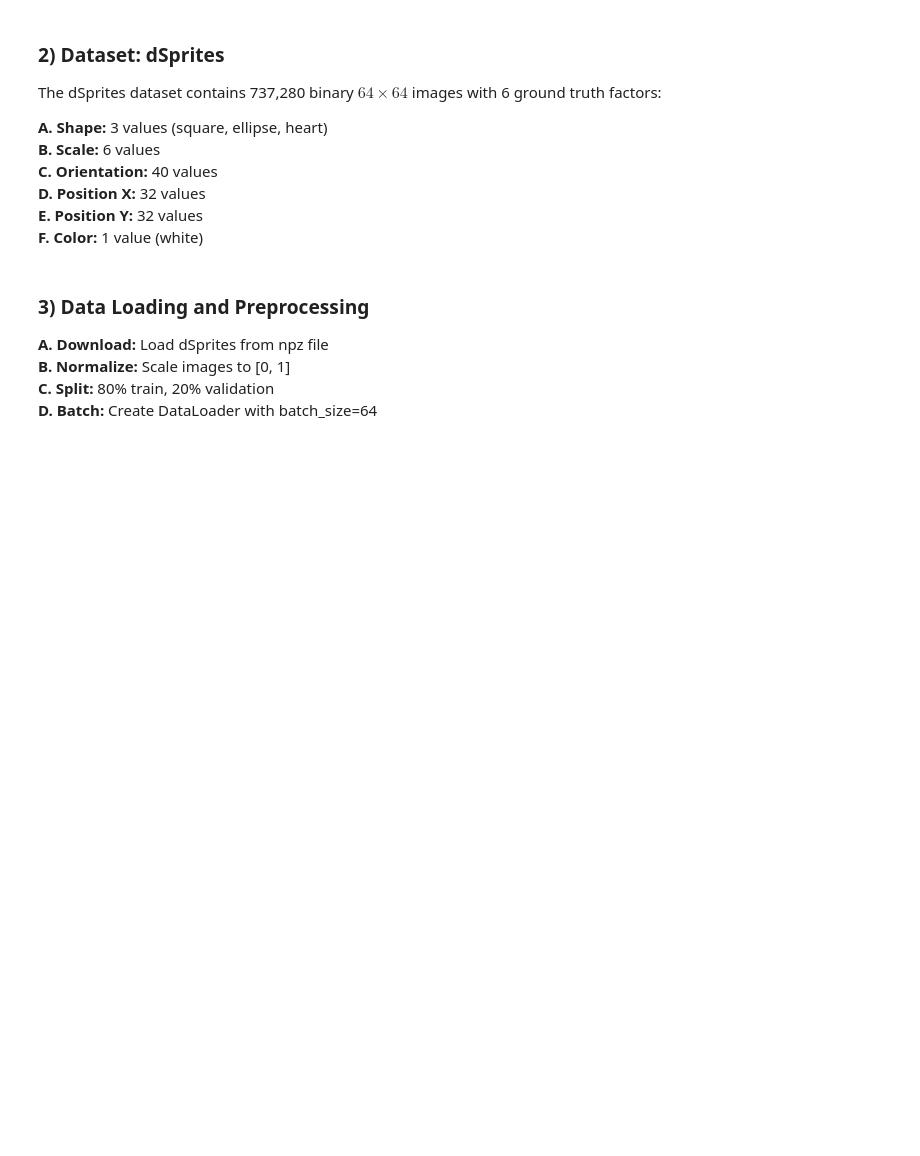
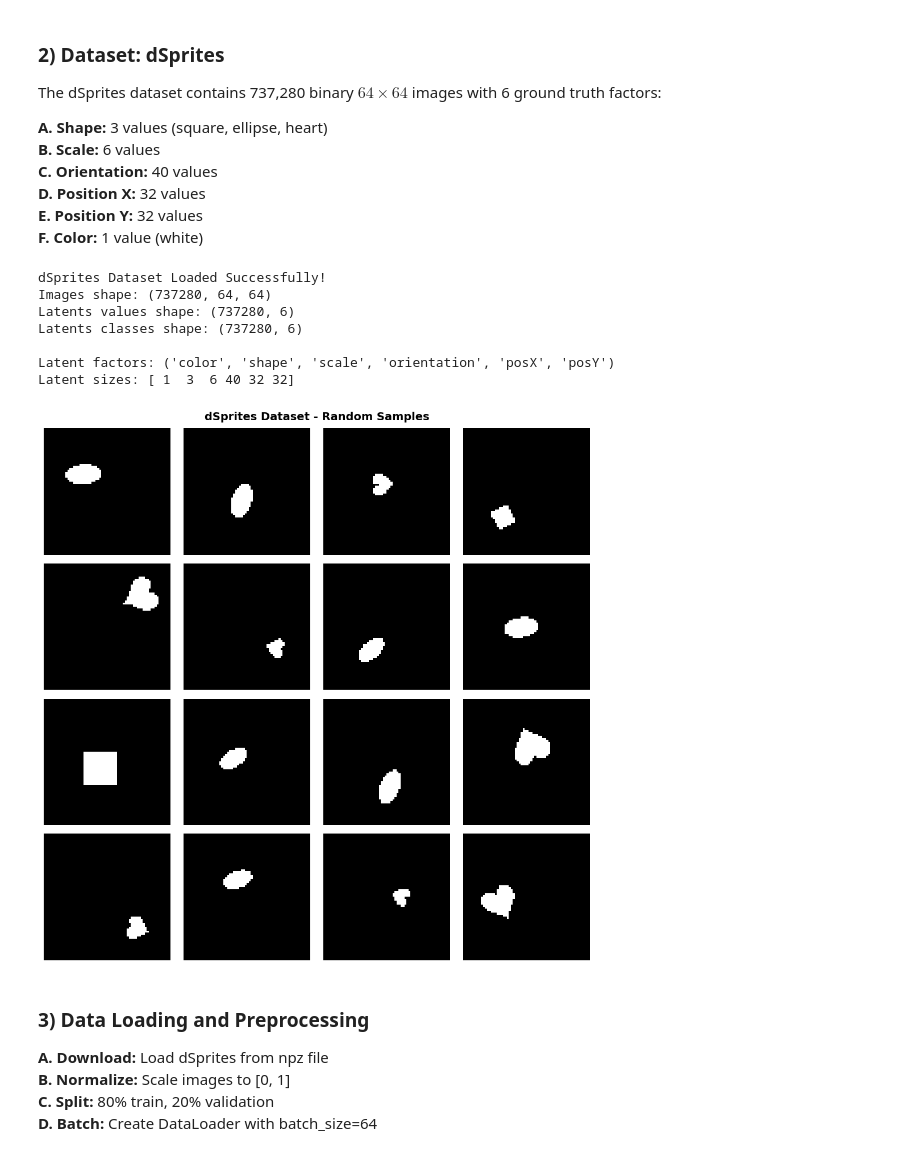
Before and after one commit to tahamajs/Deep_Generative_models_course, a Jupyter notebook: V2/CA1/code/code.ipynb, the cells around one changed output. Cells and saved outputs as stored; diff of their text form; code cells hidden in the pictures; blank space fills up the shorter version.

```diff
--- a/V2/CA1/code/code.ipynb
+++ b/V2/CA1/code/code.ipynb
@@ -718,45 +815,85 @@ The dSprites dataset contains 737,280 binary $64 \times 64$ images with 6 ground
 **F. Color:** 1 value (white)
 # %%
 def load_dsprites(path='dsprites_ndarray_co1sh3sc6or40x32y32_64x64.npz'):
+    """Load the dSprites dataset from `path`. If the file is missing,
+    attempt to download it from the original DeepMind URL (works on Colab).
+    Returns: imgs, latents_values, latents_classes, metadata or (None, None, None, None) on failure."""
+    url = 'https://github.com/deepmind/dsprites-dataset/raw/master/dsprites_ndarray_co1sh3sc6or40x32y32_64x64.npz'
+    # Ensure target directory exists if a directory is provided in path
+    dst_dir = os.path.dirname(path) or '.'
+    os.makedirs(dst_dir, exist_ok=True)
+    # Download if missing
+    if not os.path.exists(path):
+        print(f"Dataset not found at '{path}'. Downloading from {url}...")
+        try:
+            import urllib.request
+            urllib.request.urlretrieve(url, path)
+            print("Download completed.")
+        except Exception as e:
+            print("urllib failed to download the file (falling back to curl). Error:", e)
+            curl_cmd = f'curl -L -o {path} {url}'
+            ret = os.system(curl_cmd)
+            if ret != 0:
+                print("Automatic download failed. Please download the file manually and place it at the notebook path.")
+                return None, None, None, None
     try:
-        data = np.load(path, allow_pickle=True, encoding='bytes')
+        # Use latin1 encoding to correctly unpickle Python2-generated objects
+        data = np.load(path, allow_pickle=True, encoding='latin1')
         imgs = data['imgs']
         latents_values = data['latents_values']
         latents_classes = data['latents_classes']
-        metadata = data['metadata'][()]
-
+        # metadata may be stored as bytes-keyed dict; handle gracefully
+        metadata = data.get('metadata', None)
+        if isinstance(metadata, np.ndarray) and metadata.size == 1:
+            try:
+                metadata = metadata[()]
+            except Exception:
+                pass
         print("dSprites Dataset Loaded Successfully!")
         print(f"Images shape: {imgs.shape}")
         print(f"Latents values shape: {latents_values.shape}")
         print(f"Latents classes shape: {latents_classes.shape}")
-        print(f"\nLatent factors: {metadata[b'latents_names']}")
-        print(f"Latent sizes: {metadata[b'latents_sizes']}")
-
+        if metadata is not None:
+            try:
+                names = metadata.get(b'latents_names', metadata.get('latents_names'))
+                sizes = metadata.get(b'latents_sizes', metadata.get('latents_sizes'))
+                print(f"\nLatent factors: {names}")
+                print(f"Latent sizes: {sizes}")
+            except Exception:
+                pass
         return imgs, latents_values, latents_classes, metadata
-    except FileNotFoundError:
-        print("Dataset not found. Please download from:")
-        print("https://github.com/deepmind/dsprites-dataset/raw/master/dsprites_ndarray_co1sh3sc6or40x32y32_64x64.npz")
+    except Exception as e:
+        print("Failed to load the dataset file:", e)
         return None, None, None, None
 
 def visualize_dsprites_samples(imgs, n_samples=16):
     fig, axes = plt.subplots(4, 4, figsize=(10, 10))
     axes = axes.flatten()
 
     indices = np.random.choice(len(imgs), n_samples, replace=False)
 
     for idx, ax in zip(indices, axes):
         ax.imshow(imgs[idx], cmap='gray')
         ax.axis('off')
 
     plt.suptitle('dSprites Dataset - Random Samples', fontsize=14, fontweight='bold')
     plt.tight_layout()
     plt.savefig('dsprites_samples.png', dpi=300, bbox_inches='tight')
     plt.show()
 
 imgs, latents_values, latents_classes, metadata = load_dsprites()
 
 if imgs is not None:
     visualize_dsprites_samples(imgs)
+# %% [output]
+dSprites Dataset Loaded Successfully!
+Images shape: (737280, 64, 64)
+Latents values shape: (737280, 6)
+Latents classes shape: (737280, 6)
+
+Latent factors: ('color', 'shape', 'scale', 'orientation', 'posX', 'posY')
+Latent sizes: [ 1  3  6 40 32 32]
+[figure, added]
 # %% [markdown]
 ### 3) Data Loading and Preprocessing
 
```
Also changed, not shown: parts of 18 cells of this notebook, 1 other file.
